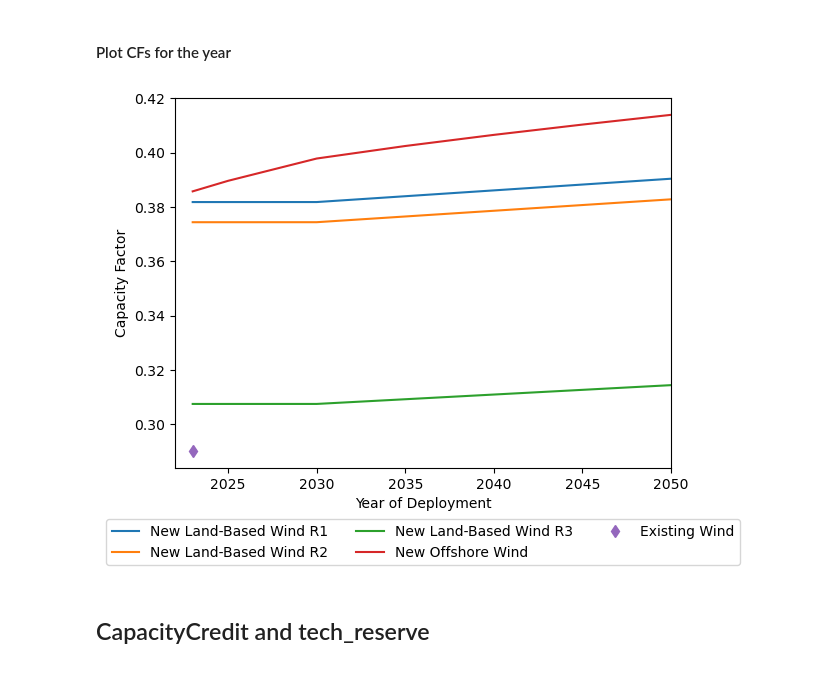
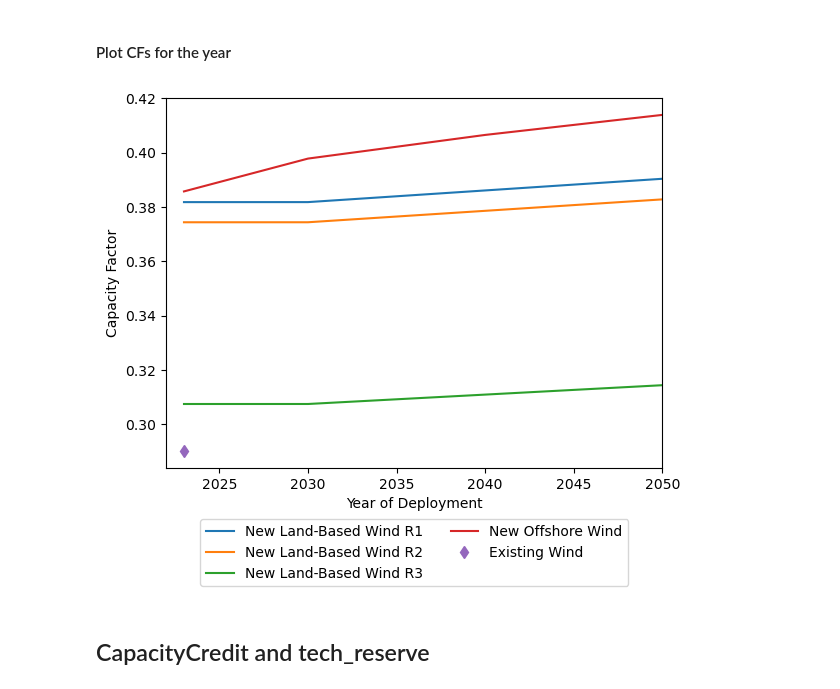
Before and after one commit to vaduraes/TemoaHurricane_V2, a Jupyter notebook: CreateDB_NC/Excel2Sql.ipynb, the cells around one changed output. Drawn from its saved outputs; the diff is of its cells as text; code cells hidden in the pictures.

```diff
--- a/CreateDB_NC/Excel2Sql.ipynb
+++ b/CreateDB_NC/Excel2Sql.ipynb
@@ -1360,7 +1403,8 @@ CostVariable_sql.loc[CostVariable_sql["cost_variable_units"]=="$/MWh","cost_vari
 #Filter for year and lifetime
 KeepRows=[]
 for (region, period, tech, vintage) in zip(CostVariable_sql["regions"], CostVariable_sql["periods"], CostVariable_sql["tech"],CostVariable_sql["vintage"]):
-    LifeOfTech=LifetimeTech_sql[(LifetimeTech_sql["tech"]==tech) * (LifetimeTech_sql["Regions"]==region)]["life"].iloc[0]
+    LifeOfTech=LifetimeTech_sql[(LifetimeTech_sql["tech"]==tech) * (LifetimeTech_sql["Regions"]==region.split("-")[0])]["life"].iloc[0]
+    #region.split("-")[0] to accomodate transmission that is define between two regions
 
     if (vintage+LifeOfTech)<=period:
         KeepRows.append(False)
@@ -1371,6 +1415,6 @@ for (region, period, tech, vintage) in zip(CostVariable_sql["regions"], CostVari
 CostVariable_sql=CostVariable_sql[KeepRows]
 CostFixed_sql=CostFixed_sql[KeepRows]
 
-#Filter for zeros (transmission has default values of zero) If you run this line you will get an error
+#Filter for zeros (transmission has default values of zero) If you run this line you will get an error (dont do it unless you know what you are doing)
 # CostVariable_sql=CostVariable_sql[CostVariable_sql["cost_variable"]>0]
 # CostFixed_sql=CostFixed_sql[CostFixed_sql["cost_fixed"]>0]
@@ -1979,9 +1989,6 @@ plt.savefig("OutputData/Figures/"+"DemandDistribution.png",dpi=600,bbox_inches='
 [figure]
 # %% [markdown]
 ### Plot Load Distribution
-# %%
-season="S1"
-year=2019
 # %%
 fig, axs = plt.subplots(2, 2)
 G_S1Data=GeneralDemandDistribuion[GeneralDemandDistribuion["Season"]=="S1"]
@@ -2753,6 +2751,10 @@ AverageCF_R3=CF_Hydro("R3")
 # %%
 #Read Excel With Data on Yearly CF and technolgies we need to model on CapacityFactorProcess
 Excel_CapacityFactorProcess = pd.read_excel(UserDataPath+"UserDataPart2.xlsx", sheet_name ='CapacityFactor')
+
+Excel_CapacityFactor_ManualSpecialCases = pd.read_excel(UserDataPath+"UserDataPart1.xlsx", sheet_name ='ManualExistingCapacity')
+Excel_CapacityFactor_ManualSpecialCases=Excel_CapacityFactor_ManualSpecialCases[["region","year","tech","annual_cf"]]
+Excel_CapacityFactor_ManualSpecialCases=Excel_CapacityFactor_ManualSpecialCases[~Excel_CapacityFactor_ManualSpecialCases["annual_cf"].isna()]
 
 #Only need to represent technologies at the user evolution level (Advanced, Moderate, Conservative)
 Excel_CapacityFactorProcess=Excel_CapacityFactorProcess[(Excel_CapacityFactorProcess["Stage"]=="single")+(Excel_CapacityFactorProcess["Stage"]==UserScenario)]
@@ -2760,7 +2762,8 @@ Excel_CapacityFactorProcess=Excel_CapacityFactorProcess[(Excel_CapacityFactorPro
 CF_DistributionDict={"SOL":  GetAverageDNI_GHI,
                      "SOL_EIA930":  EIA930_CFs,
                      "WIND": CF_Wind,
-                     "WATER": CF_Hydro}
+                     "WATER": CF_Hydro,
+                     "SOL_PVWATT":CF_DistribSolar}
 
 TechWithSpecific_CFs=Excel_CapacityFactorProcess["tech"].unique()
 # %%
@@ -2878,49 +2930,50 @@ if np.sum(CapacityFactorProcess_sql["cf_process"]>=1)>0:
 #### Plot  CFs for the year
 # %%
 ##Dir with things we want to plot
-# Techs={"Utility Solar": ["PV-UTILITY_NEW","R1"],
-#        "Commericial Solar": ["PV-COMMERCIAL_NEW","R1"],
-#        "Residential Solar": ["PV-RESIDENTIAL_NEW","R1"],
-#        "Existing Solar": ["SUN_PV_EXISTING","R3"],}
+# Techs={"New Utility Solar": ["PV-UTILITY_NEW","R1"],
+#        "New Commericial Solar": ["PV-COMMERCIAL","R1"],
+#        "New Residential Solar": ["PV-RESIDENTIAL","R1"],
+#        "Existing Utility Solar": ["SUN_PV_EXISTING","R3"],
+#        "Existing Commercial/Residential Solar": ["PV-COMMERCIAL","R3"]}
 
 
 Techs={"New Land-Based Wind R1": ["WIND-LAND-C8_NEW","R1"],
        "New Land-Based Wind R2": ["WIND-LAND-C8_NEW","R2"],
        "New Land-Based Wind R3": ["WIND-LAND-C8_NEW","R3"],
        "New Offshore Wind": ["WIND-OFFSHORE-C6_NEW","R1"],
        "Existing Wind": ["WND_WT_EXISTING","R2"],}
 
 
 def PlotCFsYear(Techs,FileName="Wind",CapacityFactorProcess_sql=CapacityFactorProcess_sql):
        plt.gca().spines["top"].set_visible(True)
        plt.gca().spines["right"].set_visible(True)
        #We are not accounting for seasosn with different lenghts, as this is a simple plot. But on the other parts of the code we are accounting for it
 
        AverageCFs=CapacityFactorProcess_sql.groupby(["tech","vintage","regions"])[["cf_process"]].mean().reset_index()
 
        for TechName in Techs:
               TechCode=Techs[TechName][0]
               Region=Techs[TechName][1]
 
               df=AverageCFs[(AverageCFs["tech"]==TechCode)*(AverageCFs["regions"]==Region)]
 
-              if TechCode.find("_EXISTING")==-1:
+              if TechCode.find("_EXISTING")==-1 and TechName.find("Existing")==-1:
                      vintages=df["vintage"]
-                     plt.plot(vintages,df["cf_process"],label=TechName)
+                     plt.plot(vintages[vintages>=FutureYears[0]],df[vintages>=FutureYears[0]]["cf_process"],label=TechName)
 
-              if TechCode.find("_EXISTING")!=-1:
-                     plt.plot([vintages.values[0]],[df["cf_process"].values[0]],linestyle = 'None', marker='d',label=TechName)
+              if TechName.find("Existing")!=-1:
+                     plt.plot([FutureYears[0]],np.min(df["cf_process"]),linestyle = 'None', marker='d',label=TechName)
 
 
-       plt.xlim(2022,2050)
+       plt.xlim(FutureYears[0]-1,FutureYears[-2])
        plt.xlabel("Year of Deployment")
        plt.ylabel("Capacity Factor")
-       plt.legend(loc='upper center',ncol=3,bbox_to_anchor=(0.5, -0.12))
+       plt.legend(loc='upper center',ncol=2,bbox_to_anchor=(0.5, -0.12))
        plt.savefig("OutputData/Figures/CapacityFactor"+FileName+".png",dpi=600,bbox_inches='tight')
 
 PlotCFsYear(Techs,"Solar")
 # %% [output]
-[figure, old version]
+[figure, new version]
 # %% [markdown]
 ## CapacityCredit and tech_reserve
 # %%
```
Also changed, not shown: parts of 30 cells of this notebook, 8 other files.
